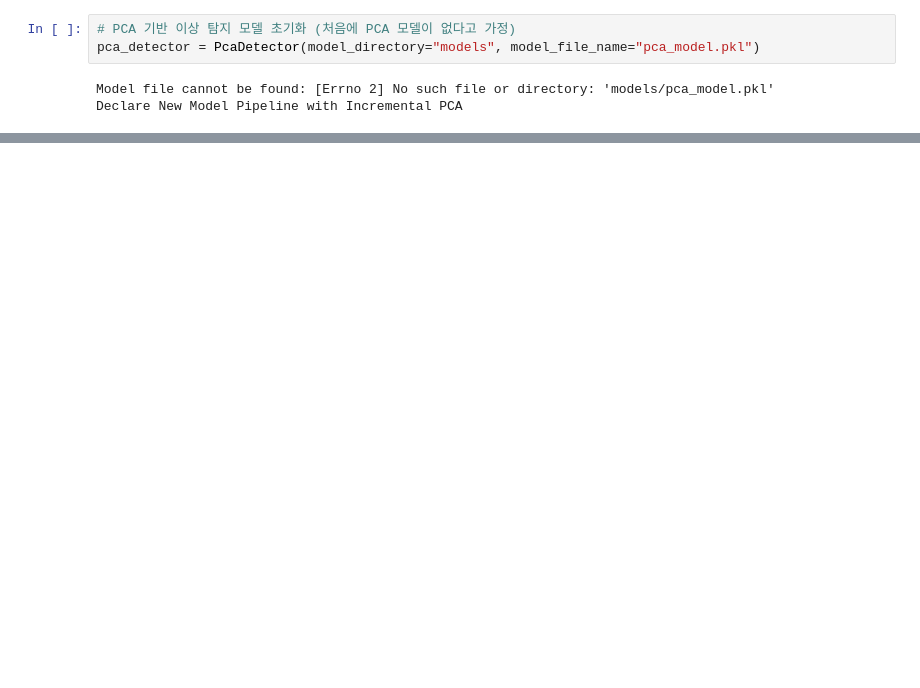
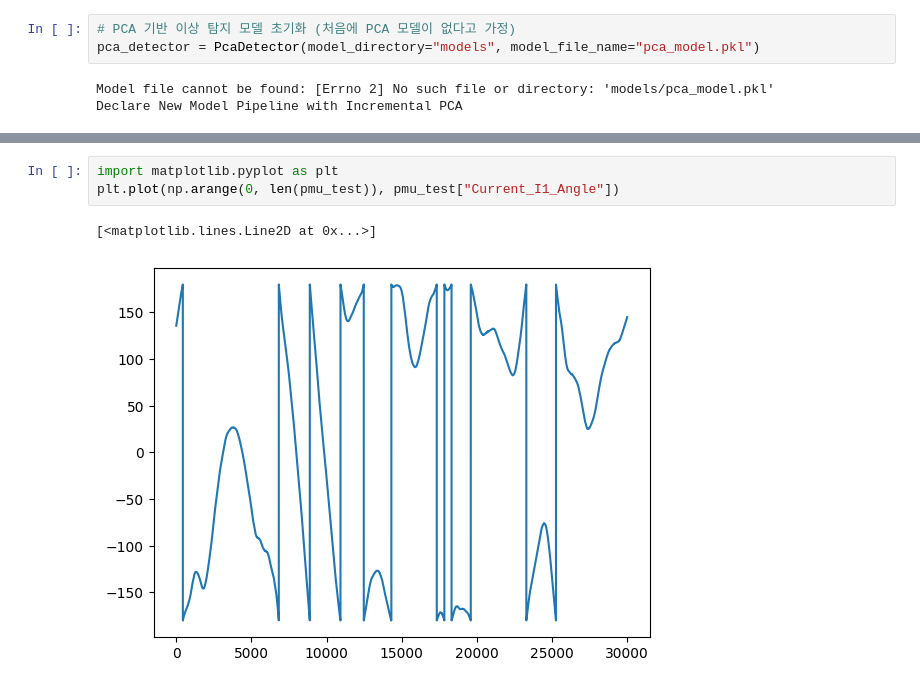
Before and after one commit to Rakdol/PMU-detection, a Jupyter notebook: notebooks/pca-test.ipynb, the cells around one changed output, grey strips where cells are left out. Drawn from its saved outputs; the diff is of its cells as text; blank space fills up the shorter version.

```diff
--- a/notebooks/pca-test.ipynb
+++ b/notebooks/pca-test.ipynb
@@ -229,0 +350,6 @@ Detected outliers in abnormal data batch: [ 0  1  2  3  4  5  6  7  8  9 10 11 1
+# %%
+import matplotlib.pyplot as plt
+plt.plot(np.arange(0, len(pmu_test)), pmu_test["Current_I1_Angle"])
+# %% [output]
+[<matplotlib.lines.Line2D at 0x...>]
+[figure, added]
```
Also changed, not shown: parts of 17 cells of this notebook.
